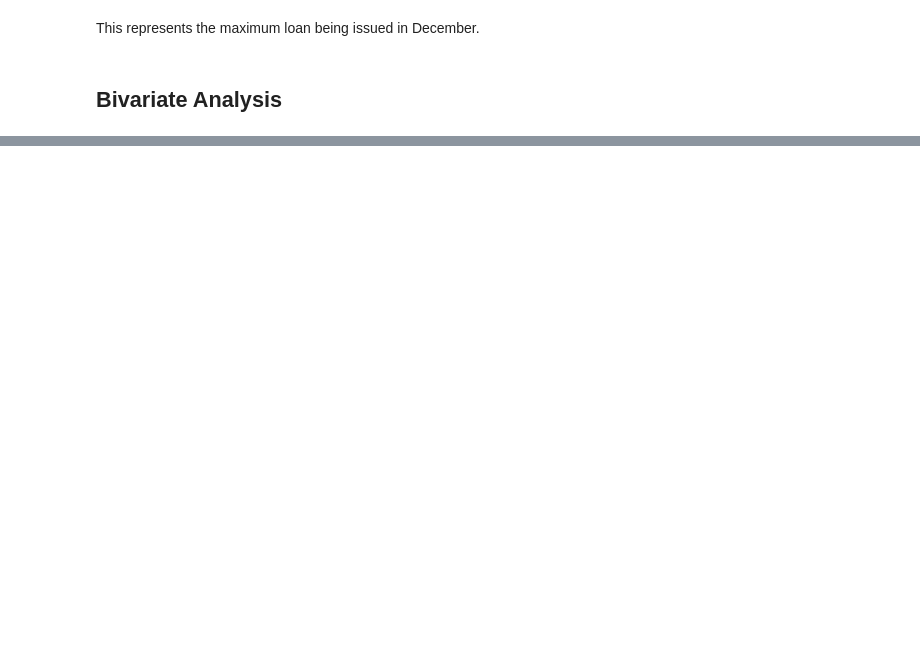
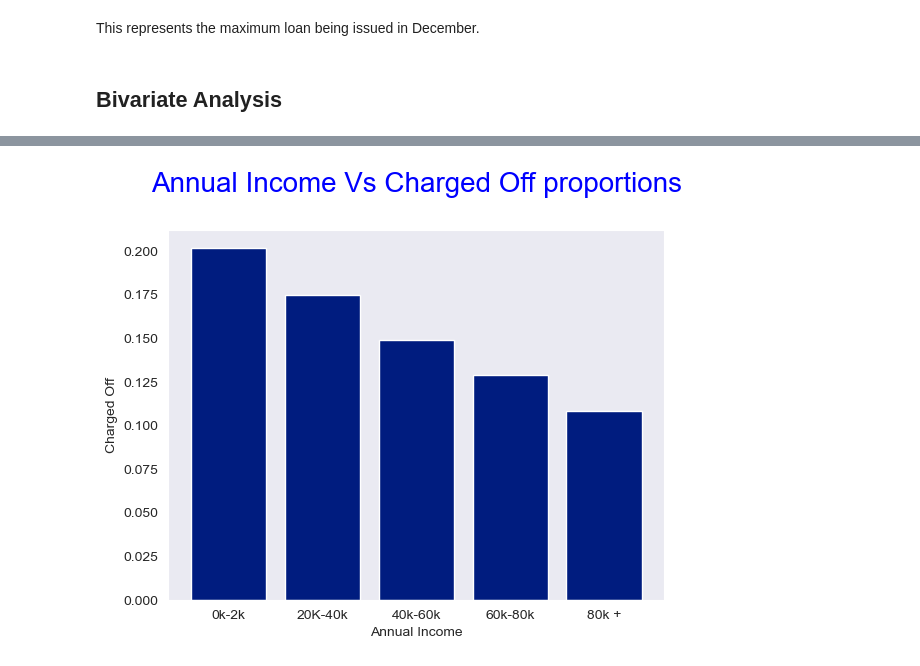
Before and after one commit to chetnapriyadarshini/Lending_Club_Case_Study_EDA, a Jupyter notebook: Group_Facilitator_Name.ipynb, the cells around one changed output, grey strips where cells are left out. Drawn from its saved outputs; the diff is of its cells as text; code cells hidden in the pictures; blank space fills up the shorter version.

Commit message:
Updated the code with Bivariate Analysis

```diff
--- a/Group_Facilitator_Name.ipynb
+++ b/Group_Facilitator_Name.ipynb
@@ -733,3 +732,17 @@ Text(0.5, 1.0, 'Issue of Loan(monthly)')
 This represents the maximum loan being issued in December.
 # %% [markdown]
 ## Bivariate Analysis
+# %%
+#   Deriving required categories for the analysis
+
+
+loanData['loanData_amnt_cats'] = pd.cut(loanData['loan_amnt'], [0, 7000, 14000, 21000, 28000, 35000], labels=['0k-7k', '7k-14k', '14k-21k', '21k-28k', '28k +'])
+
+loanData['annual_inc_cats'] = pd.cut(loanData['annual_inc'], [0, 20000, 40000, 60000, 80000,1000000], labels=['0k-2k', '20K-40k', '40k-60k', '60k-80k', '80k +'])
+
+loanData['int_rate_cats'] = pd.cut(loanData['int_rate'], [0, 10, 12.5, 16, 20], labels=['0-10', '10-13', '13-16', '16 +'])
+
+loanData['dti_cats'] = pd.cut(loanData['dti'], [0, 5, 10, 15, 20, 25], labels=['0-5', '05-10', '10-15', '15-20', '20+'])
+
+print(loanData.head())
+print(loanData.tail())
@@ -735,0 +767,8 @@ This represents the maximum loan being issued in December.
+# %%
+#   Annual Income vs Charged off - with the help of income category created above 'annaul_inc_cats'
+
+inc_vs_COloan = loanData.groupby(['annual_inc_cats', 'loan_status']).loan_status.count().unstack().fillna(0).reset_index()
+inc_vs_COloan['Total'] = inc_vs_COloan['Charged Off'] + inc_vs_COloan['Current'] + inc_vs_COloan['Fully Paid']
+inc_vs_COloan['Chargedoff_Proportion'] = inc_vs_COloan['Charged Off'] / inc_vs_COloan['Total']
+inc_vs_COloan.sort_values('Chargedoff_Proportion', ascending=False)
+inc_vs_COloan
@@ -735,0 +782,10 @@ This represents the maximum loan being issued in December.
+# %%
+#   Plot the above analysis on bar
+plt.bar(inc_vs_COloan['annual_inc_cats'], inc_vs_COloan['Chargedoff_Proportion'])
+plt.title("Annual Income Vs Charged Off proportions\n", fontdict={'fontsize':20,'fontweight':5,'color':'b'})
+plt.xlabel("Annual Income")
+plt.ylabel("Charged Off")
+
+plt.show()
+# %% [output]
+[figure, added]
```
Also changed, not shown: parts of 25 cells of this notebook.
